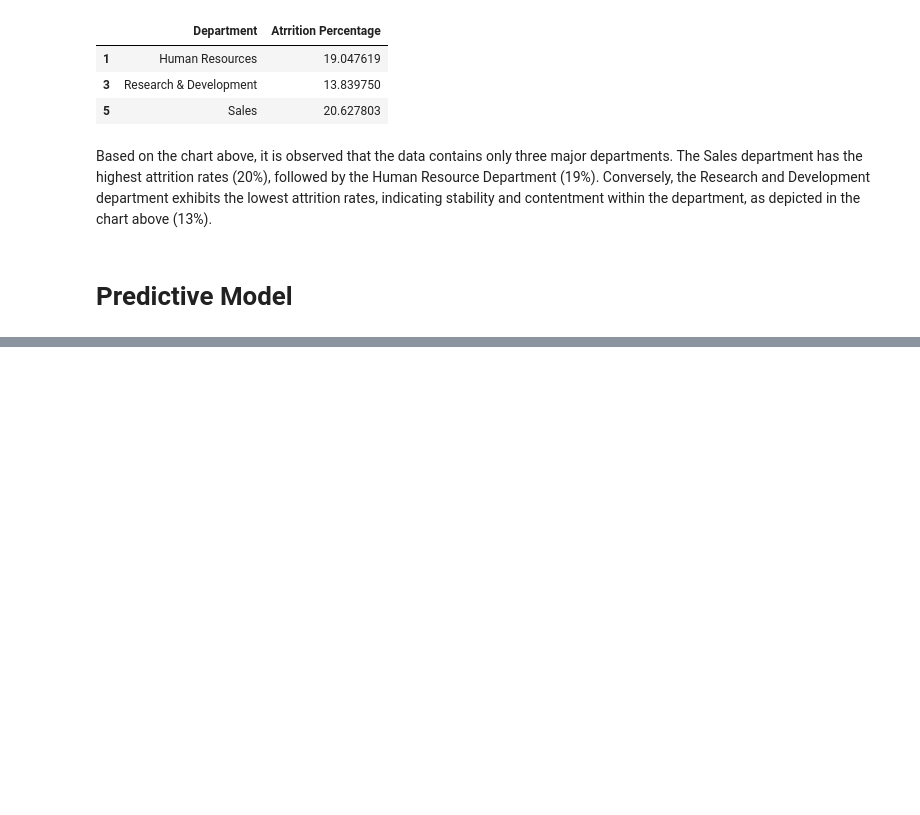
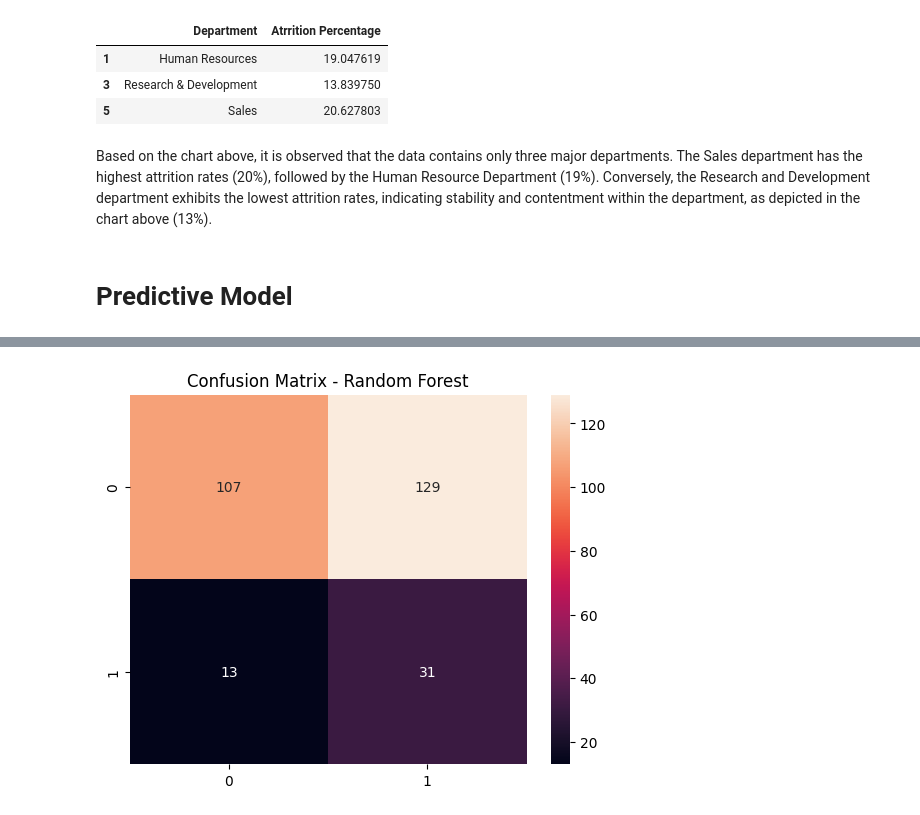
Before and after one commit to gpaschoalinoto/ml_classification_models, a Jupyter notebook: ibm-case-rh-employee-attrition/ibm_case_rh_attrition_classification.ipynb, the cells around one changed output, grey strips where cells are left out. Saved outputs shown, nothing was run; the diff lists cells and outputs as text; code cells hidden in the pictures; blank space fills up the shorter version.

Commit message:
Attrition case ml classification model - RF

```diff
--- a/ibm-case-rh-employee-attrition/ibm_case_rh_attrition_classification.ipynb
+++ b/ibm-case-rh-employee-attrition/ibm_case_rh_attrition_classification.ipynb
@@ -369,0 +424,14 @@ Based on the chart above, it is observed that the data contains only three major
+# %%
+X = df_train_test.drop(columns=['Attrition'])
+y = df_train_test['Attrition']
+# %%
+X_train, X_test, y_train, y_test = train_test_split(X,
+                                                    y,
+                                                    test_size=0.2,
+                                                    stratify=y,
+                                                    random_state=42)
+
+print(X_train.shape)
+print(y_train.shape)
+print(X_test.shape)
+print(y_test.shape)
@@ -369,0 +558,3 @@ Based on the chart above, it is observed that the data contains only three major
+# %%
+best_model = best_estimators['Random Forest']
+print(best_model)
@@ -369,0 +563,10 @@ Based on the chart above, it is observed that the data contains only three major
+# %%
+final_pipeline = imbpipeline(steps=[
+                            ['nearmiss', NearMiss()],
+                            ['scaler', StandardScaler()],
+                            ['classifier', best_model]
+                    ])
+
+final_pipeline.fit(X_train, y_train)
+y_pred = final_pipeline.predict(X_test)
+y_pred_proba = final_pipeline.predict_proba(X_test)[:, 1]
@@ -369,0 +584,5 @@ Based on the chart above, it is observed that the data contains only three major
+# %%
+sns.heatmap(confusion_matrix(y_test, y_pred), annot=True, fmt='g')
+plt.title('Confusion Matrix - Random Forest');
+# %% [output]
+[figure, added]
```
Also changed, not shown: parts of 26 cells of this notebook.
